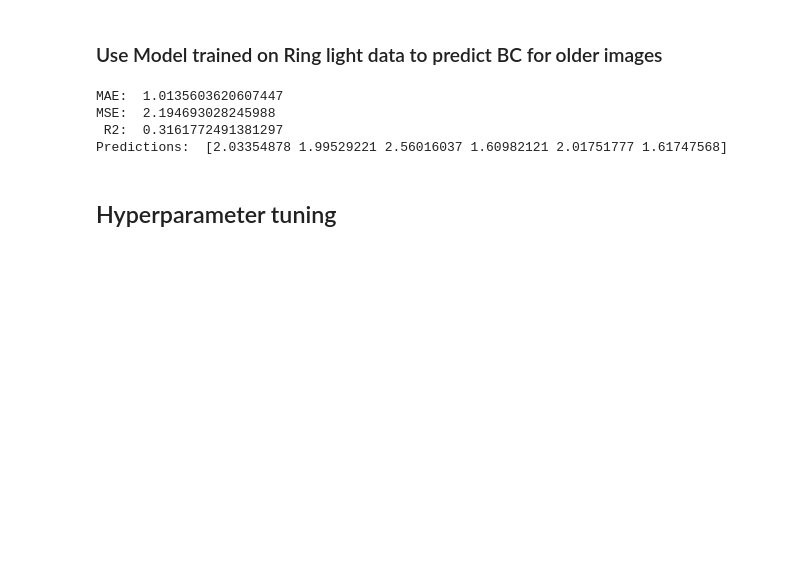
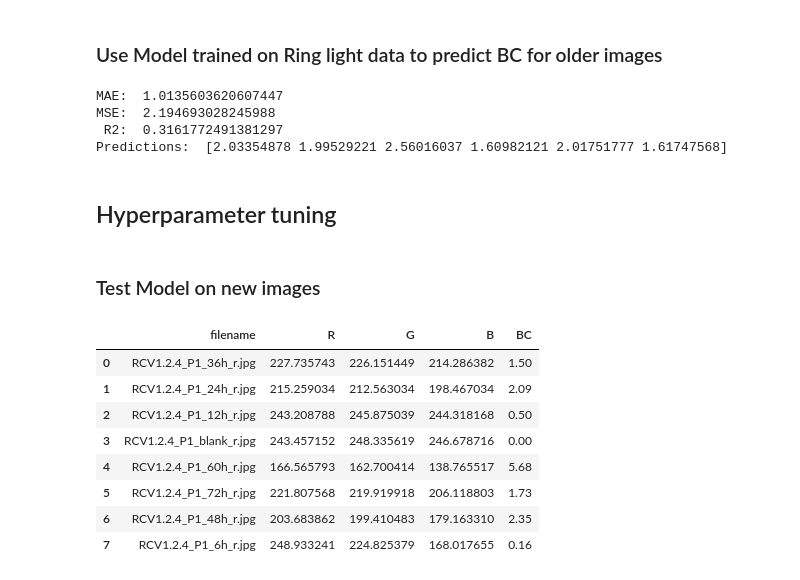
Before and after one commit to Eloyjaws/filter_extraction, a Jupyter notebook: analysis/ML.ipynb, the cells around one changed output. Cells and saved outputs as stored; diff of their text form; code cells hidden in the pictures; blank space fills up the shorter version.

```diff
--- a/analysis/ML.ipynb
+++ b/analysis/ML.ipynb
@@ -238,3 +238,18 @@ Predictions:  [2.03354878 1.99529221 2.56016037 1.60982121 2.01751777 1.61747568
 
 # print(grid.best_score_)
 # print(grid.best_estimator_)
+# %% [markdown]
+### Test Model on new images
+# %%
+df_test = pd.read_csv("test_data.csv")
+df_test
+# %% [output]
+|  | filename | R | G | B | BC |
+| 0 | RCV1.2.4_P1_36h_r.jpg | 227.735743 | 226.151449 | 214.286382 | 1.50 |
+| 1 | RCV1.2.4_P1_24h_r.jpg | 215.259034 | 212.563034 | 198.467034 | 2.09 |
+| 2 | RCV1.2.4_P1_12h_r.jpg | 243.208788 | 245.875039 | 244.318168 | 0.50 |
+| 3 | RCV1.2.4_P1_blank_r.jpg | 243.457152 | 248.335619 | 246.678716 | 0.00 |
+| 4 | RCV1.2.4_P1_60h_r.jpg | 166.565793 | 162.700414 | 138.765517 | 5.68 |
+| 5 | RCV1.2.4_P1_72h_r.jpg | 221.807568 | 219.919918 | 206.118803 | 1.73 |
+| 6 | RCV1.2.4_P1_48h_r.jpg | 203.683862 | 199.410483 | 179.163310 | 2.35 |
+| 7 | RCV1.2.4_P1_6h_r.jpg | 248.933241 | 224.825379 | 168.017655 | 0.16 |
```
Also changed, not shown: parts of 7 cells of this notebook, 20 other files.
